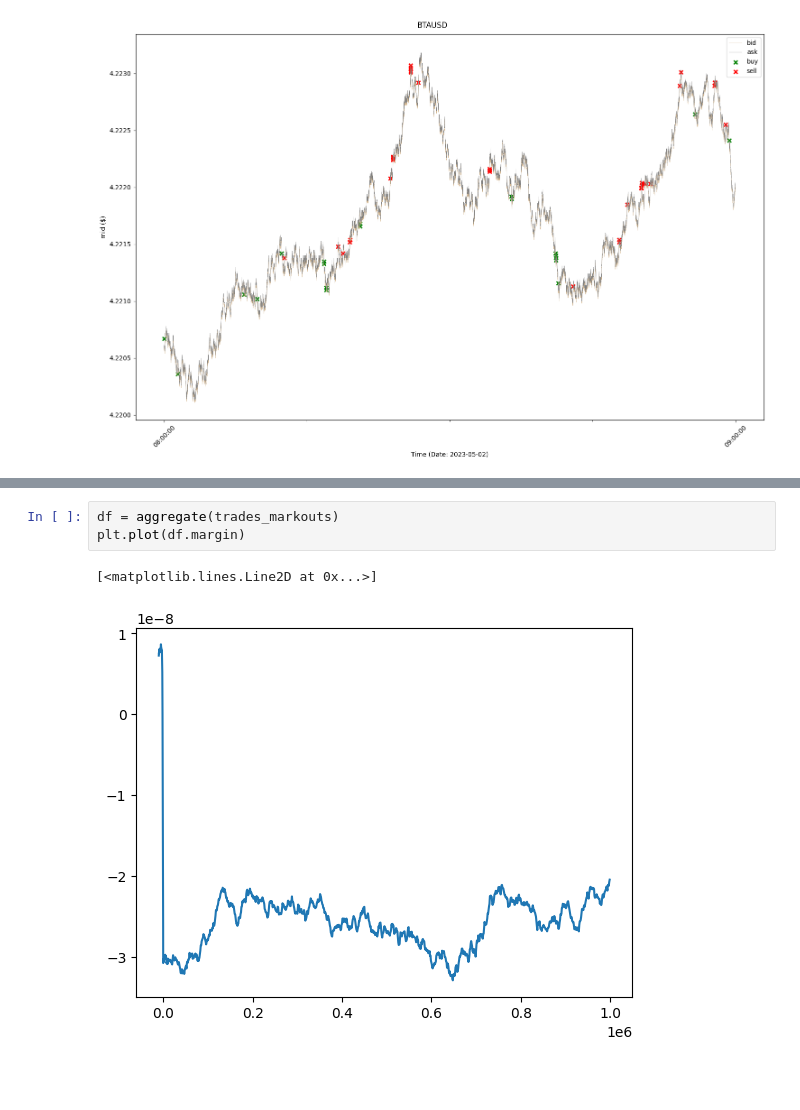
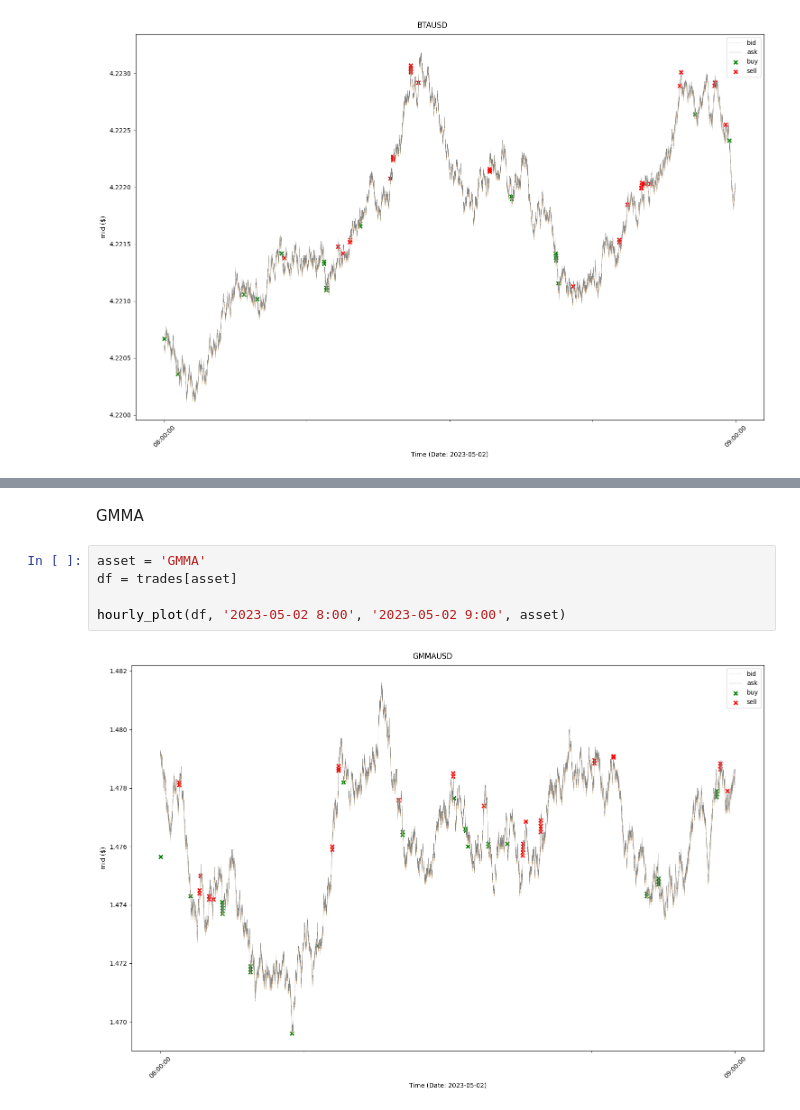
Before and after one commit to victorsnchz/FX_PNLs, a Jupyter notebook: assignment.ipynb, the cells around one changed output, grey strips where cells are left out. Drawn from its saved outputs; the diff is of its cells as text; blank space fills up the shorter version.

```diff
--- a/assignment.ipynb
+++ b/assignment.ipynb
@@ -310,6 +275,9 @@ trades_markouts.head()
-# %%
-df = aggregate(trades_markouts)
-plt.plot(df.margin)
-# %% [output]
-[<matplotlib.lines.Line2D at 0x...>]
-[figure, removed]
+# %% [markdown]
+GMMA
+# %%
+asset = 'GMMA'
+df = trades[asset]
+
+hourly_plot(df, '2023-05-02 8:00', '2023-05-02 9:00', asset)
+# %% [output]
+[figure, added]
```
Also changed, not shown: parts of 16 cells of this notebook.
